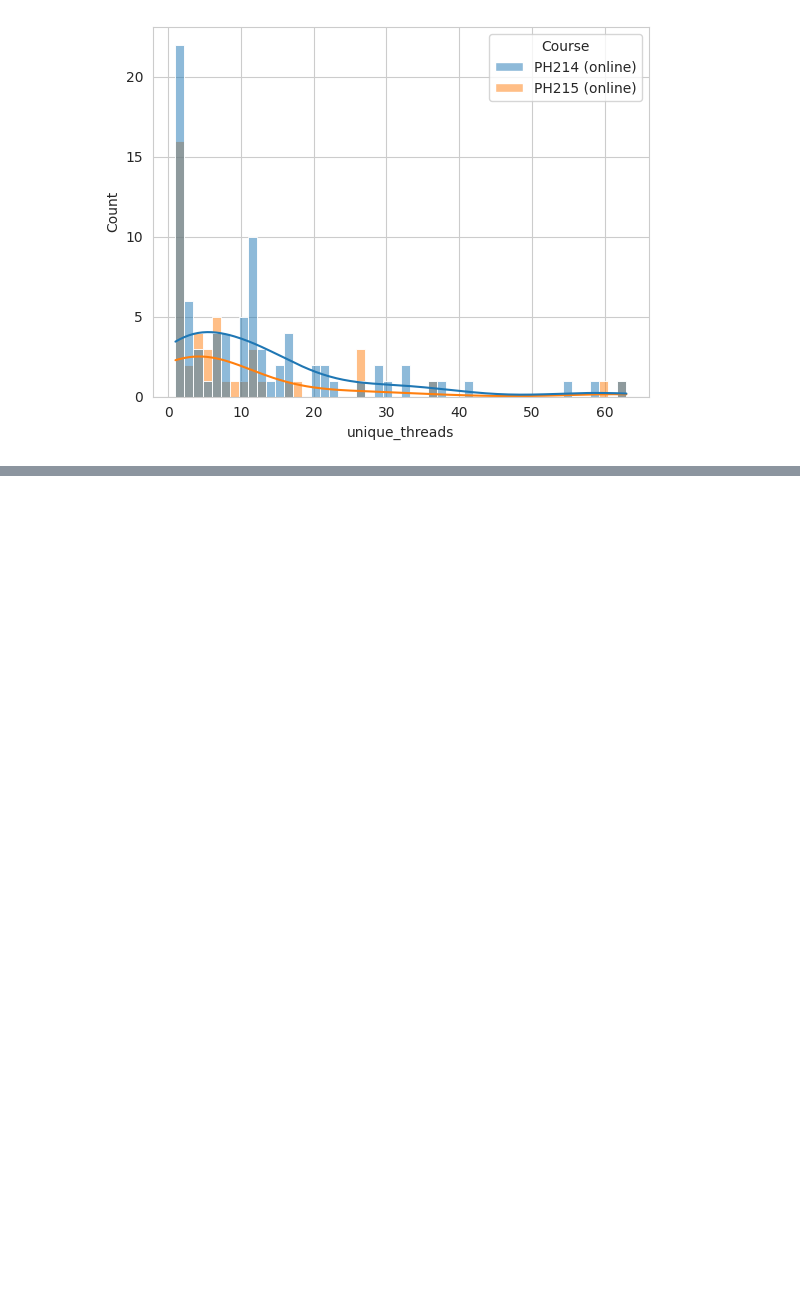
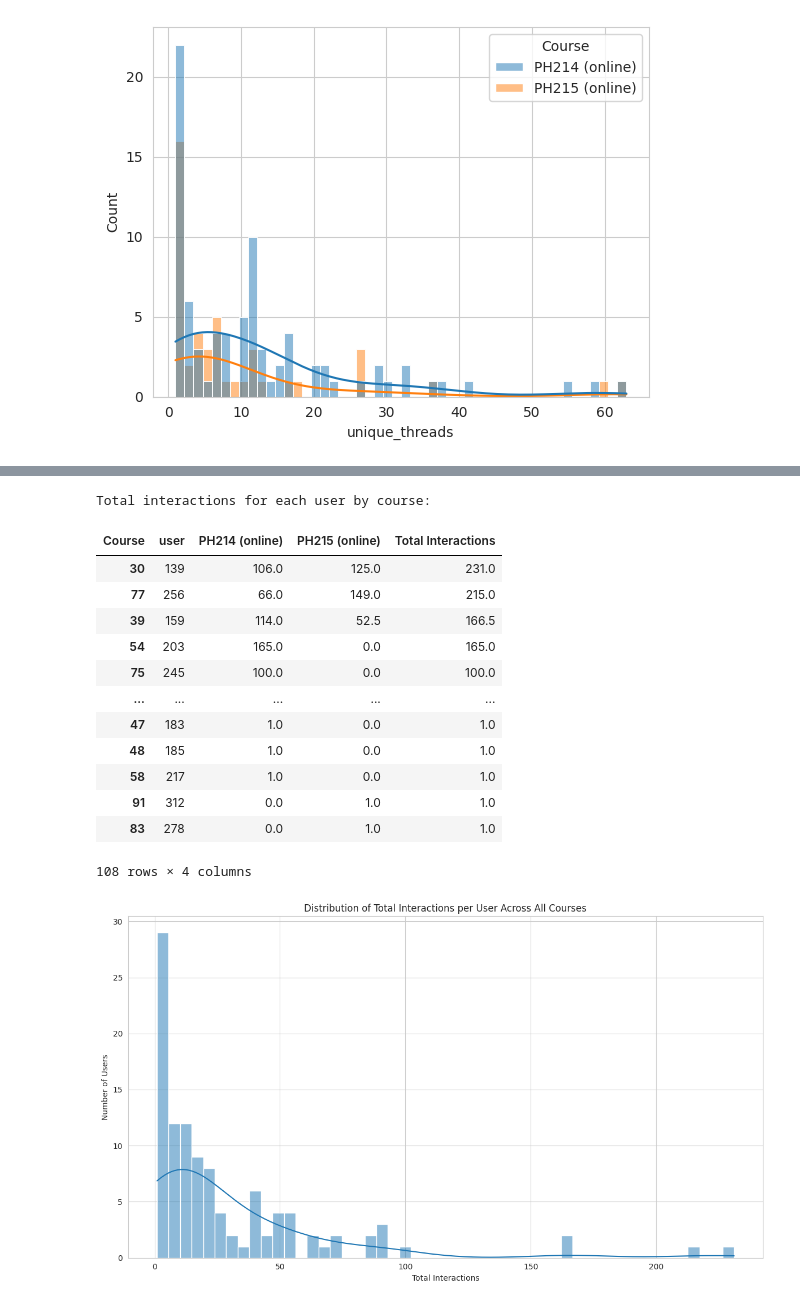
Before and after one commit to PeaceAndLongLife/Analysis-Colab, a Jupyter notebook: notebooks/Data_transcript_statistics.ipynb, the cells around one changed output, grey strips where cells are left out. Cells and saved outputs as stored; diff of their text form; code cells hidden in the pictures; blank space fills up the shorter version.

```diff
--- a/notebooks/Data_transcript_statistics.ipynb
+++ b/notebooks/Data_transcript_statistics.ipynb
@@ -1009,0 +926,55 @@ Less than 2. count: 4
+# %%
+# @title Total Interactions by User and Course
+
+current_df = unexploded_df
+
+# Calculate interactions per user per course
+interactions_by_user_and_course = current_df.groupby(['user', 'Course'])['interactions'].sum().reset_index()
+
+# Pivot the table to have courses as columns
+interactions_pivot = interactions_by_user_and_course.pivot_table(
+    index='user',
+    columns='Course',
+    values='interactions',
+    fill_value=0 # Fill NaN values with 0 for users who didn't interact in a specific course
+).reset_index()
+
+# Calculate the total interactions for each user across all courses
+interactions_pivot['Total Interactions'] = interactions_pivot[unexploded_df['Course'].unique()].sum(axis=1)
+
+# Sort by total interactions
+interactions_pivot = interactions_pivot.sort_values(by='Total Interactions', ascending=False)
+
+print("Total interactions for each user by course:")
+display(interactions_pivot)
+
+# Plot distribution of total interactions per user
+import matplotlib.pyplot as plt
+import seaborn as sns
+sns.set_style("whitegrid")
+plt.figure(figsize=(12, 7))
+sns.histplot(data=interactions_pivot, x='Total Interactions', bins=50, kde=True)
+plt.title('Distribution of Total Interactions per User Across All Courses')
+plt.xlabel('Total Interactions')
+plt.ylabel('Number of Users')
+plt.tight_layout()
+plt.show()
+
+# Store total interactions for potential further use
+interactions_by_user = interactions_pivot[['user', 'Total Interactions']]
+# %% [output]
+Total interactions for each user by course:
+| Course | user | PH214 (online) | PH215 (online) | Total Interactions |
+| 30 | 139 | 106.0 | 125.0 | 231.0 |
+| 77 | 256 | 66.0 | 149.0 | 215.0 |
+| 39 | 159 | 114.0 | 52.5 | 166.5 |
+| 54 | 203 | 165.0 | 0.0 | 165.0 |
+| 75 | 245 | 100.0 | 0.0 | 100.0 |
+| ... | ... | ... | ... | ... |
+| 47 | 183 | 1.0 | 0.0 | 1.0 |
+| 48 | 185 | 1.0 | 0.0 | 1.0 |
+| 58 | 217 | 1.0 | 0.0 | 1.0 |
+| 91 | 312 | 0.0 | 1.0 | 1.0 |
+| 83 | 278 | 0.0 | 1.0 | 1.0 |
+108 rows × 4 columns
+[figure, added]
```
Also changed, not shown: parts of 26 cells of this notebook.
